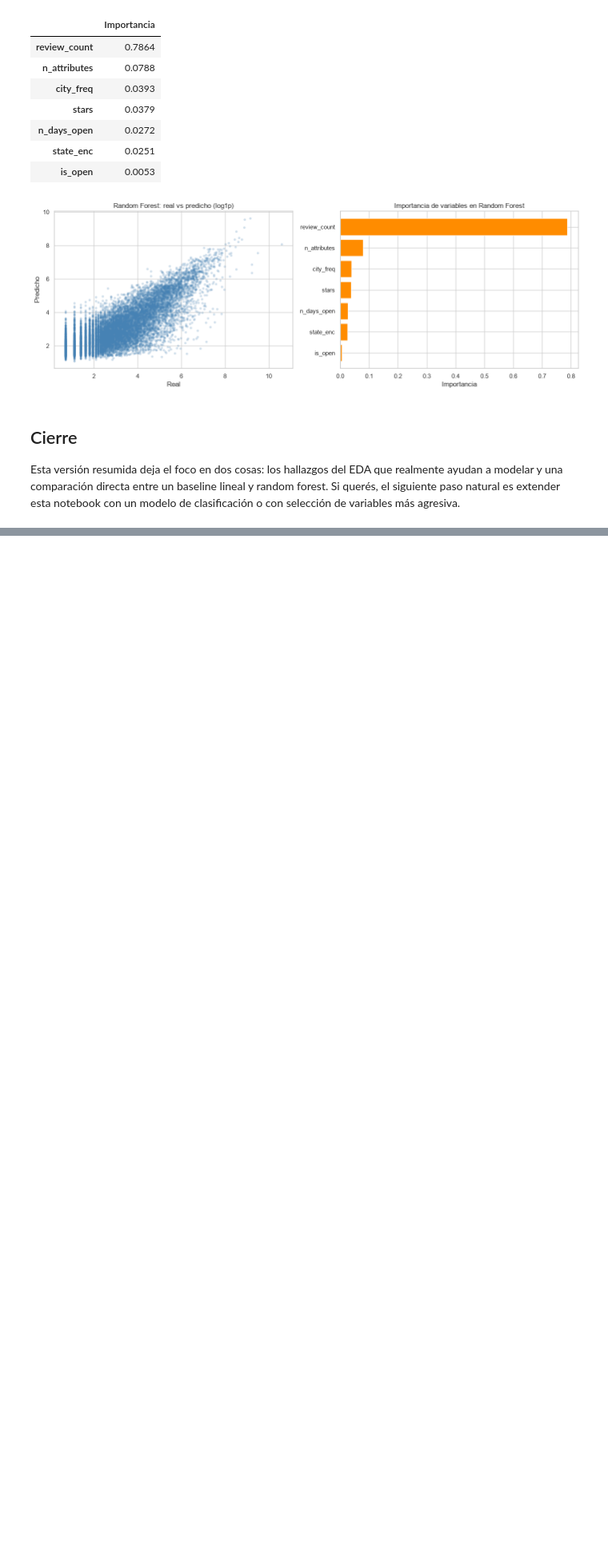
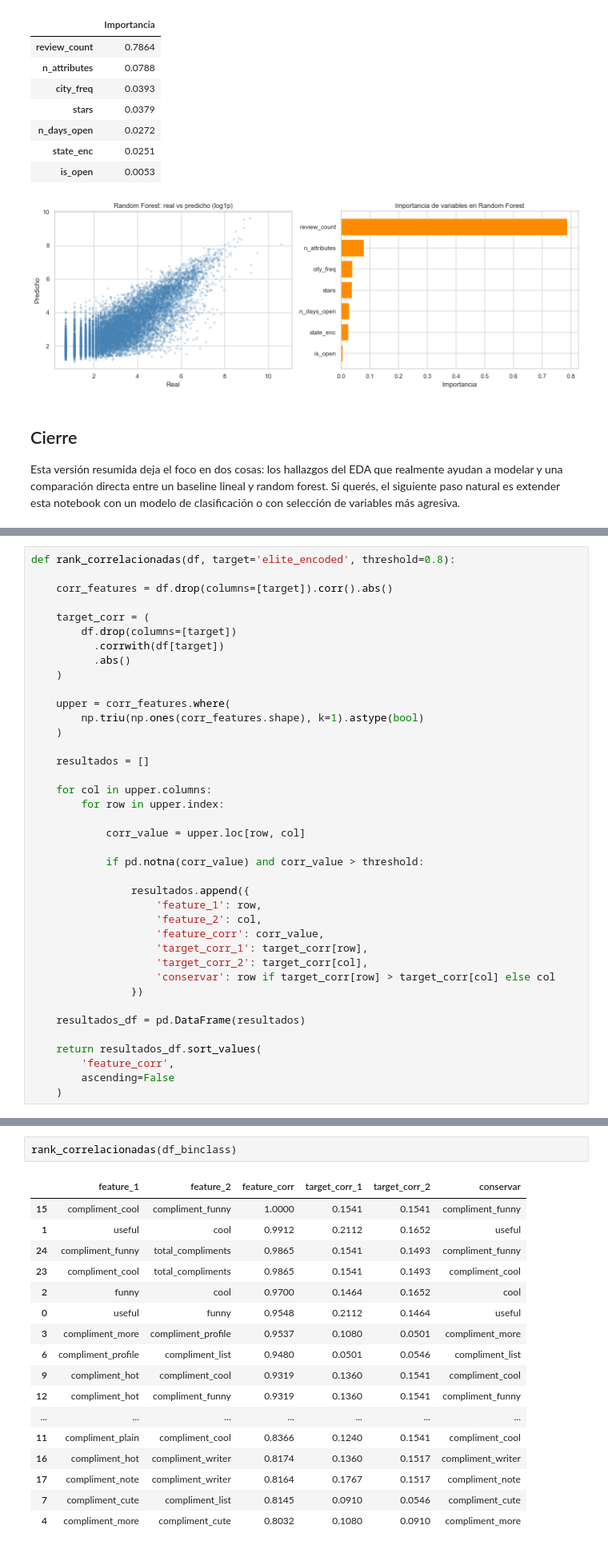
Before and after one commit to waltergsotelo/aprendizaje_maquina, a Jupyter notebook: yelp_eda_resumen_ml.ipynb, the cells around one changed output, grey strips where cells are left out. Shown at 80% size. Cells and saved outputs as stored; diff of their text form; blank space fills up the shorter version.

```diff
--- a/yelp_eda_resumen_ml.ipynb
+++ b/yelp_eda_resumen_ml.ipynb
@@ -316,0 +366,39 @@ Esta versión resumida deja el foco en dos cosas: los hallazgos del EDA que real
+# %%
+def rank_correlacionadas(df, target='elite_encoded', threshold=0.8):
+
+    corr_features = df.drop(columns=[target]).corr().abs()
+
+    target_corr = (
+        df.drop(columns=[target])
+          .corrwith(df[target])
+          .abs()
+    )
+
+    upper = corr_features.where(
+        np.triu(np.ones(corr_features.shape), k=1).astype(bool)
+    )
+
+    resultados = []
+
+    for col in upper.columns:
+        for row in upper.index:
+
+            corr_value = upper.loc[row, col]
+
+            if pd.notna(corr_value) and corr_value > threshold:
+
+                resultados.append({
+                    'feature_1': row,
+                    'feature_2': col,
+                    'feature_corr': corr_value,
+                    'target_corr_1': target_corr[row],
+                    'target_corr_2': target_corr[col],
+                    'conservar': row if target_corr[row] > target_corr[col] else col
+                })
+
+    resultados_df = pd.DataFrame(resultados)
+
+    return resultados_df.sort_values(
+        'feature_corr',
+        ascending=False
+    )
@@ -316,0 +429,20 @@ Esta versión resumida deja el foco en dos cosas: los hallazgos del EDA que real
+# %%
+rank_correlacionadas(df_binclass)
+# %% [output]
+|  | feature_1 | feature_2 | feature_corr | target_corr_1 | target_corr_2 | conservar |
+| 15 | compliment_cool | compliment_funny | 1.0000 | 0.1541 | 0.1541 | compliment_funny |
+| 1 | useful | cool | 0.9912 | 0.2112 | 0.1652 | useful |
+| 24 | compliment_funny | total_compliments | 0.9865 | 0.1541 | 0.1493 | compliment_funny |
+| 23 | compliment_cool | total_compliments | 0.9865 | 0.1541 | 0.1493 | compliment_cool |
+| 2 | funny | cool | 0.9700 | 0.1464 | 0.1652 | cool |
+| 0 | useful | funny | 0.9548 | 0.2112 | 0.1464 | useful |
+| 3 | compliment_more | compliment_profile | 0.9537 | 0.1080 | 0.0501 | compliment_more |
+| 6 | compliment_profile | compliment_list | 0.9480 | 0.0501 | 0.0546 | compliment_list |
+| 9 | compliment_hot | compliment_cool | 0.9319 | 0.1360 | 0.1541 | compliment_cool |
+| 12 | compliment_hot | compliment_funny | 0.9319 | 0.1360 | 0.1541 | compliment_funny |
+| ... | ... | ... | ... | ... | ... | ... |
+| 11 | compliment_plain | compliment_cool | 0.8366 | 0.1240 | 0.1541 | compliment_cool |
+| 16 | compliment_hot | compliment_writer | 0.8174 | 0.1360 | 0.1517 | compliment_writer |
+| 17 | compliment_note | compliment_writer | 0.8164 | 0.1767 | 0.1517 | compliment_note |
+| 7 | compliment_cute | compliment_list | 0.8145 | 0.0910 | 0.0546 | compliment_cute |
+| 4 | compliment_more | compliment_cute | 0.8032 | 0.1080 | 0.0910 | compliment_more |
```
Also changed, not shown: parts of 21 cells of this notebook.
